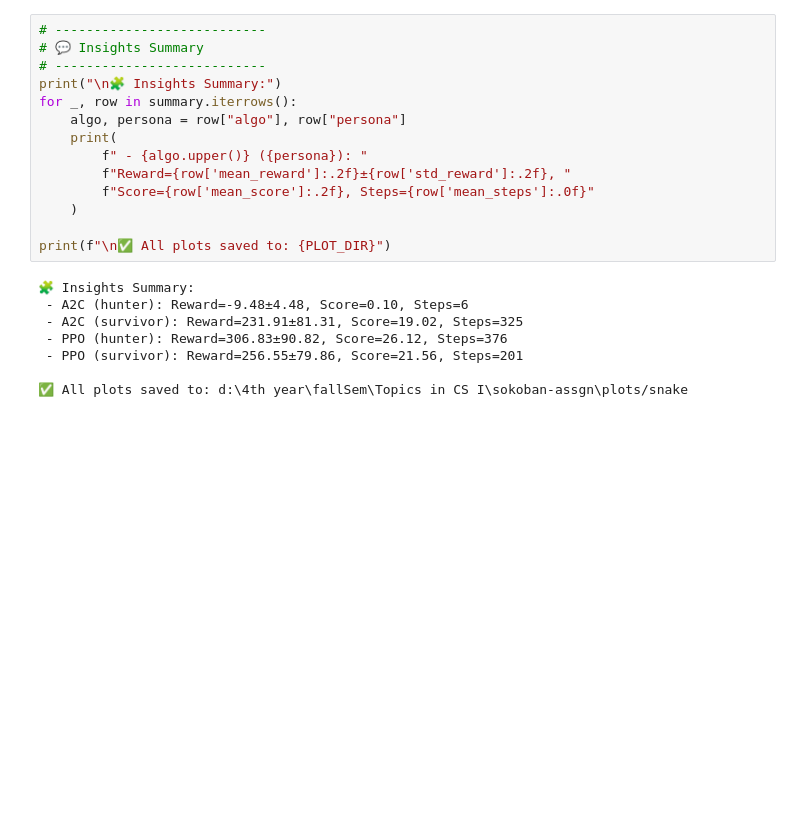
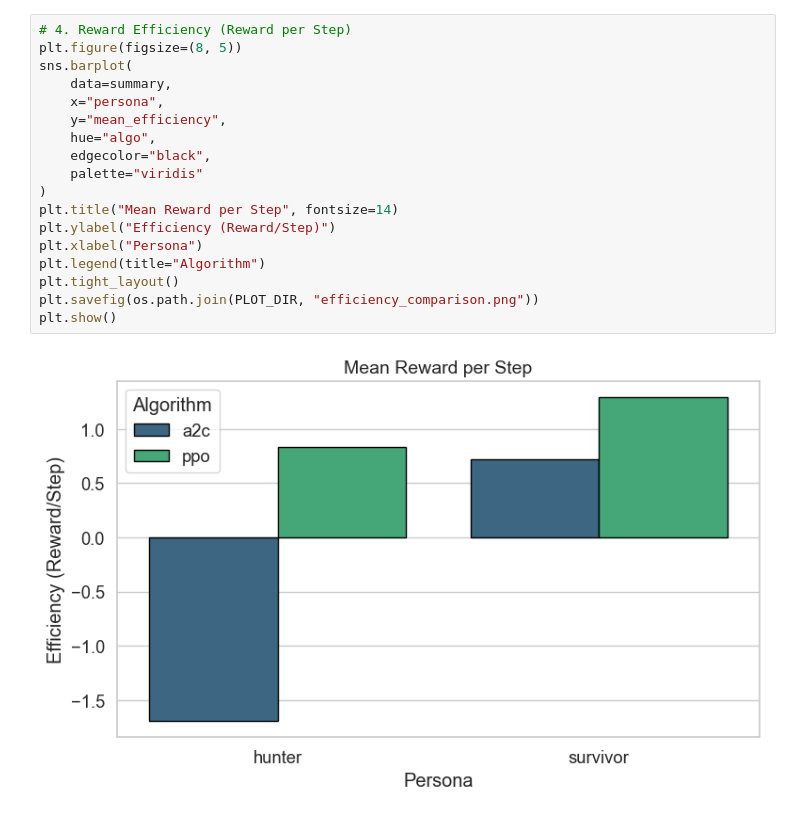
Before and after one commit to JahanviMathukia/DRL-Assignment, a Jupyter notebook: notebooks/snake_analysis.ipynb, the cells around one changed output. Drawn from its saved outputs; the diff is of its cells as text; blank space fills up the shorter version.

```diff
--- a/notebooks/snake_analysis.ipynb
+++ b/notebooks/snake_analysis.ipynb
@@ -165,22 +151,20 @@ plt.show()
-# %%
-# ---------------------------
-# 💬 Insights Summary
-# ---------------------------
-print("\n🧩 Insights Summary:")
-for _, row in summary.iterrows():
-    algo, persona = row["algo"], row["persona"]
-    print(
-        f" - {algo.upper()} ({persona}): "
-        f"Reward={row['mean_reward']:.2f}±{row['std_reward']:.2f}, "
-        f"Score={row['mean_score']:.2f}, Steps={row['mean_steps']:.0f}"
-    )
-
-print(f"\n✅ All plots saved to: {PLOT_DIR}")
-# %% [output]
-🧩 Insights Summary:
- - A2C (hunter): Reward=-9.48±4.48, Score=0.10, Steps=6
- - A2C (survivor): Reward=231.91±81.31, Score=19.02, Steps=325
- - PPO (hunter): Reward=306.83±90.82, Score=26.12, Steps=376
- - PPO (survivor): Reward=256.55±79.86, Score=21.56, Steps=201
-
-✅ All plots saved to: d:\4th year\fallSem\Topics in CS I\sokoban-assgn\plots/snake
+# %%
+# 4. Reward Efficiency (Reward per Step)
+plt.figure(figsize=(8, 5))
+sns.barplot(
+    data=summary,
+    x="persona",
+    y="mean_efficiency",
+    hue="algo",
+    edgecolor="black",
+    palette="viridis"
+)
+plt.title("Mean Reward per Step", fontsize=14)
+plt.ylabel("Efficiency (Reward/Step)")
+plt.xlabel("Persona")
+plt.legend(title="Algorithm")
+plt.tight_layout()
+plt.savefig(os.path.join(PLOT_DIR, "efficiency_comparison.png"))
+plt.show()
+# %% [output]
+[figure, added]
```
Also changed, not shown: parts of 10 cells of this notebook, 35 other files.
